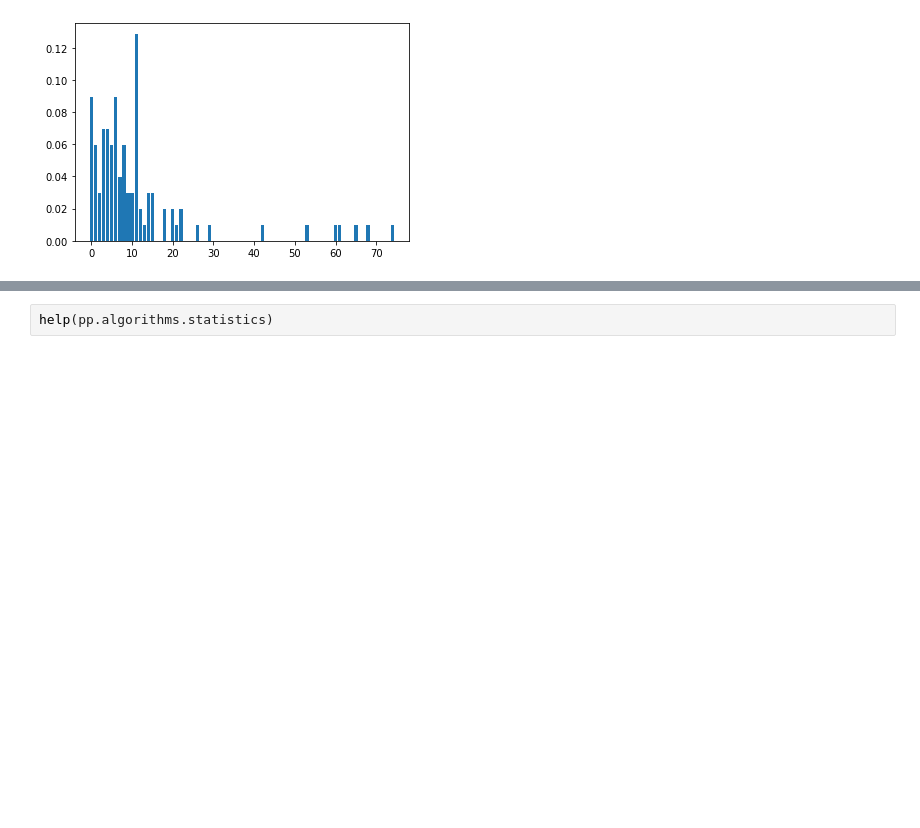
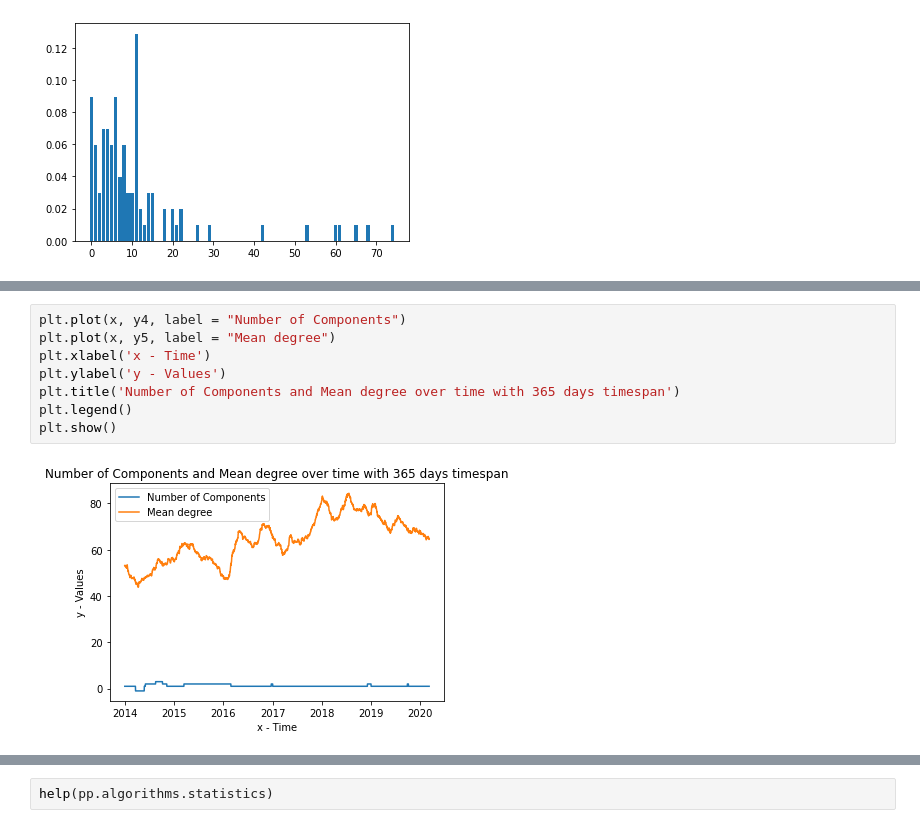
Before and after one commit to csepanyij/master-thesis, a Jupyter notebook: notebooks/static_nets.ipynb, the cells around one changed output, grey strips where cells are left out. Saved outputs shown, nothing was run; the diff lists cells and outputs as text; blank space fills up the shorter version.

```diff
--- a/notebooks/static_nets.ipynb
+++ b/notebooks/static_nets.ipynb
@@ -275,0 +351,10 @@ plt.bar(keys, values)
+# %%
+plt.plot(x, y4, label = "Number of Components")
+plt.plot(x, y5, label = "Mean degree")
+plt.xlabel('x - Time')
+plt.ylabel('y - Values')
+plt.title('Number of Components and Mean degree over time with 365 days timespan')
+plt.legend()
+plt.show()
+# %% [output]
+[figure, added]
```
Also changed, not shown: parts of 13 cells of this notebook, 1 other file.
